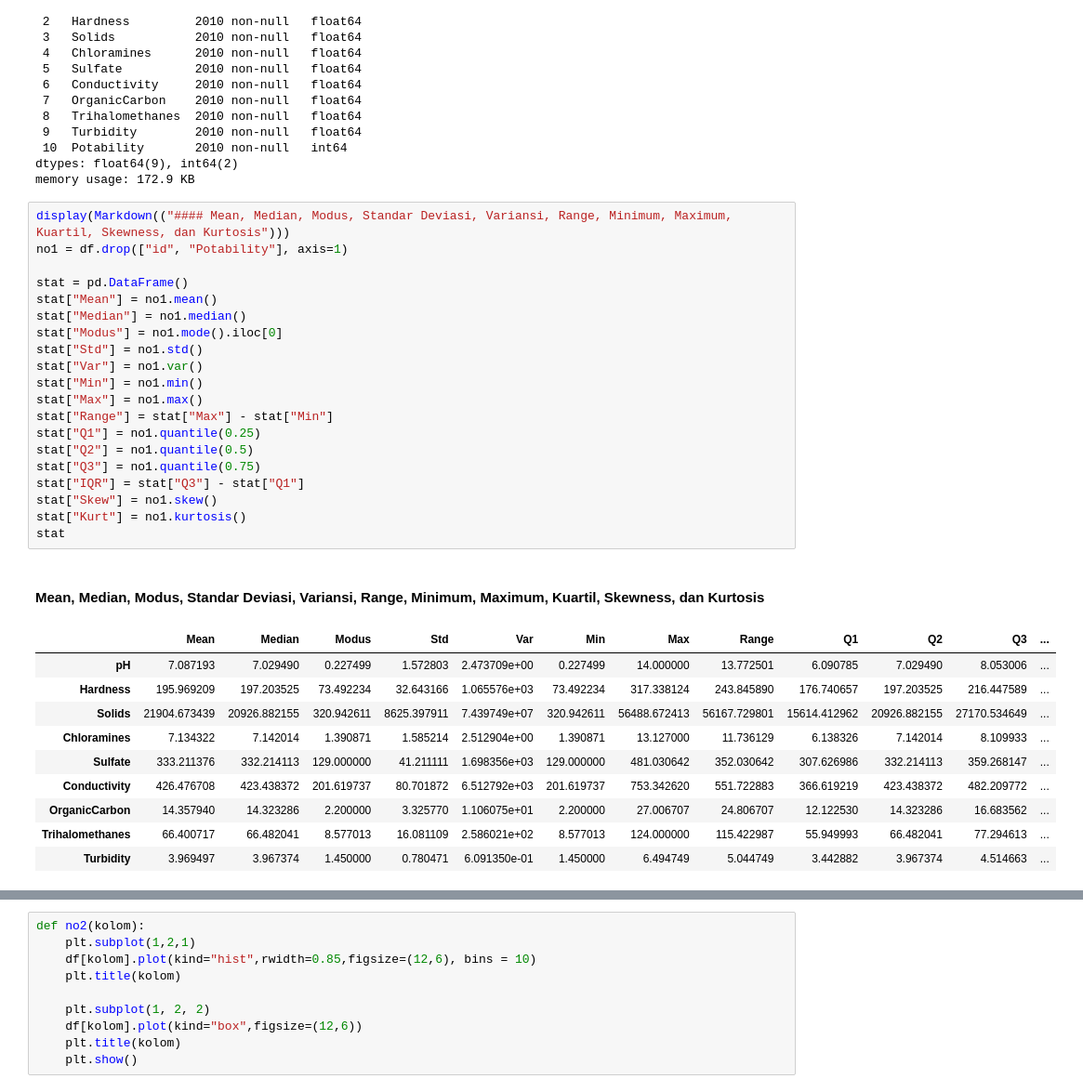
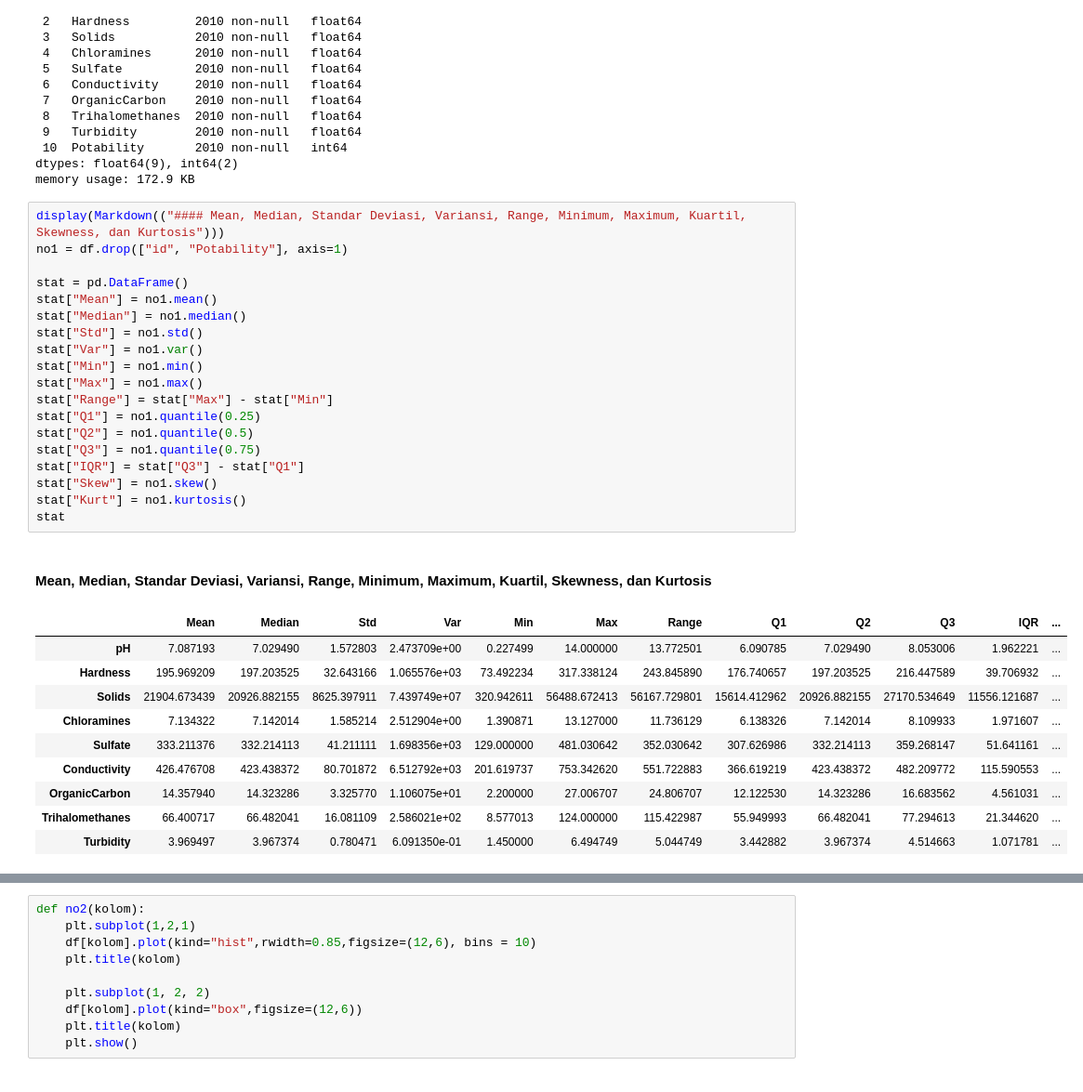
Before and after one commit to airathalca/IF2220-TUBES1, a Jupyter notebook: main.ipynb, the cells around one changed output, grey strips where cells are left out. Shown: that part at 93% size. Drawn from its saved outputs; the diff is of its cells as text.

```diff
--- a/main.ipynb
+++ b/main.ipynb
@@ -27,34 +39,33 @@ Data columns (total 11 columns):
 dtypes: float64(9), int64(2)
 memory usage: 172.9 KB
 # %%
-display(Markdown(("#### Mean, Median, Modus, Standar Deviasi, Variansi, Range, Minimum, Maximum, Kuartil, Skewness, dan Kurtosis")))
+display(Markdown(("#### Mean, Median, Standar Deviasi, Variansi, Range, Minimum, Maximum, Kuartil, Skewness, dan Kurtosis")))
 no1 = df.drop(["id", "Potability"], axis=1)
 
 stat = pd.DataFrame()
 stat["Mean"] = no1.mean()
 stat["Median"] = no1.median()
-stat["Modus"] = no1.mode().iloc[0]
 stat["Std"] = no1.std()
 stat["Var"] = no1.var()
 stat["Min"] = no1.min()
 stat["Max"] = no1.max()
 stat["Range"] = stat["Max"] - stat["Min"]
 stat["Q1"] = no1.quantile(0.25)
 stat["Q2"] = no1.quantile(0.5)
 stat["Q3"] = no1.quantile(0.75)
 stat["IQR"] = stat["Q3"] - stat["Q1"]
 stat["Skew"] = no1.skew()
 stat["Kurt"] = no1.kurtosis()
 stat
 # %% [output]
-#### Mean, Median, Modus, Standar Deviasi, Variansi, Range, Minimum, Maximum, Kuartil, Skewness, dan Kurtosis
+#### Mean, Median, Standar Deviasi, Variansi, Range, Minimum, Maximum, Kuartil, Skewness, dan Kurtosis
-|  | Mean | Median | Modus | Std | Var | Min | Max | Range | Q1 | Q2 | Q3 | ... |
-| pH | 7.087193 | 7.029490 | 0.227499 | 1.572803 | 2.473709e+00 | 0.227499 | 14.000000 | 13.772501 | 6.090785 | 7.029490 | 8.053006 | ... |
-| Hardness | 195.969209 | 197.203525 | 73.492234 | 32.643166 | 1.065576e+03 | 73.492234 | 317.338124 | 243.845890 | 176.740657 | 197.203525 | 216.447589 | ... |
-| Solids | 21904.673439 | 20926.882155 | 320.942611 | 8625.397911 | 7.439749e+07 | 320.942611 | 56488.672413 | 56167.729801 | 15614.412962 | 20926.882155 | 27170.534649 | ... |
-| Chloramines | 7.134322 | 7.142014 | 1.390871 | 1.585214 | 2.512904e+00 | 1.390871 | 13.127000 | 11.736129 | 6.138326 | 7.142014 | 8.109933 | ... |
-| Sulfate | 333.211376 | 332.214113 | 129.000000 | 41.211111 | 1.698356e+03 | 129.000000 | 481.030642 | 352.030642 | 307.626986 | 332.214113 | 359.268147 | ... |
-| Conductivity | 426.476708 | 423.438372 | 201.619737 | 80.701872 | 6.512792e+03 | 201.619737 | 753.342620 | 551.722883 | 366.619219 | 423.438372 | 482.209772 | ... |
-| OrganicCarbon | 14.357940 | 14.323286 | 2.200000 | 3.325770 | 1.106075e+01 | 2.200000 | 27.006707 | 24.806707 | 12.122530 | 14.323286 | 16.683562 | ... |
-| Trihalomethanes | 66.400717 | 66.482041 | 8.577013 | 16.081109 | 2.586021e+02 | 8.577013 | 124.000000 | 115.422987 | 55.949993 | 66.482041 | 77.294613 | ... |
-| Turbidity | 3.969497 | 3.967374 | 1.450000 | 0.780471 | 6.091350e-01 | 1.450000 | 6.494749 | 5.044749 | 3.442882 | 3.967374 | 4.514663 | ... |
+|  | Mean | Median | Std | Var | Min | Max | Range | Q1 | Q2 | Q3 | IQR | ... |
+| pH | 7.087193 | 7.029490 | 1.572803 | 2.473709e+00 | 0.227499 | 14.000000 | 13.772501 | 6.090785 | 7.029490 | 8.053006 | 1.962221 | ... |
+| Hardness | 195.969209 | 197.203525 | 32.643166 | 1.065576e+03 | 73.492234 | 317.338124 | 243.845890 | 176.740657 | 197.203525 | 216.447589 | 39.706932 | ... |
+| Solids | 21904.673439 | 20926.882155 | 8625.397911 | 7.439749e+07 | 320.942611 | 56488.672413 | 56167.729801 | 15614.412962 | 20926.882155 | 27170.534649 | 11556.121687 | ... |
+| Chloramines | 7.134322 | 7.142014 | 1.585214 | 2.512904e+00 | 1.390871 | 13.127000 | 11.736129 | 6.138326 | 7.142014 | 8.109933 | 1.971607 | ... |
+| Sulfate | 333.211376 | 332.214113 | 41.211111 | 1.698356e+03 | 129.000000 | 481.030642 | 352.030642 | 307.626986 | 332.214113 | 359.268147 | 51.641161 | ... |
+| Conductivity | 426.476708 | 423.438372 | 80.701872 | 6.512792e+03 | 201.619737 | 753.342620 | 551.722883 | 366.619219 | 423.438372 | 482.209772 | 115.590553 | ... |
+| OrganicCarbon | 14.357940 | 14.323286 | 3.325770 | 1.106075e+01 | 2.200000 | 27.006707 | 24.806707 | 12.122530 | 14.323286 | 16.683562 | 4.561031 | ... |
+| Trihalomethanes | 66.400717 | 66.482041 | 16.081109 | 2.586021e+02 | 8.577013 | 124.000000 | 115.422987 | 55.949993 | 66.482041 | 77.294613 | 21.344620 | ... |
+| Turbidity | 3.969497 | 3.967374 | 0.780471 | 6.091350e-01 | 1.450000 | 6.494749 | 5.044749 | 3.442882 | 3.967374 | 4.514663 | 1.071781 | ... |
```
Also changed, not shown: parts of 33 cells of this notebook.
